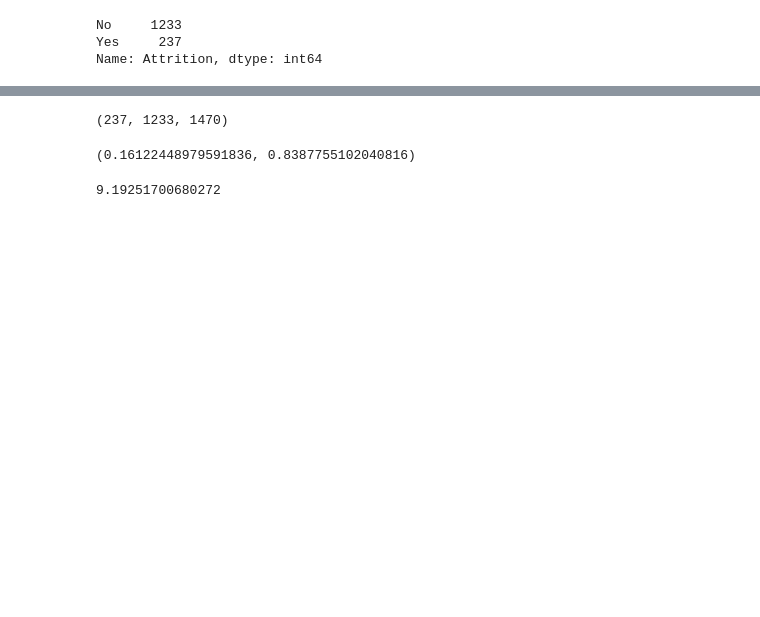
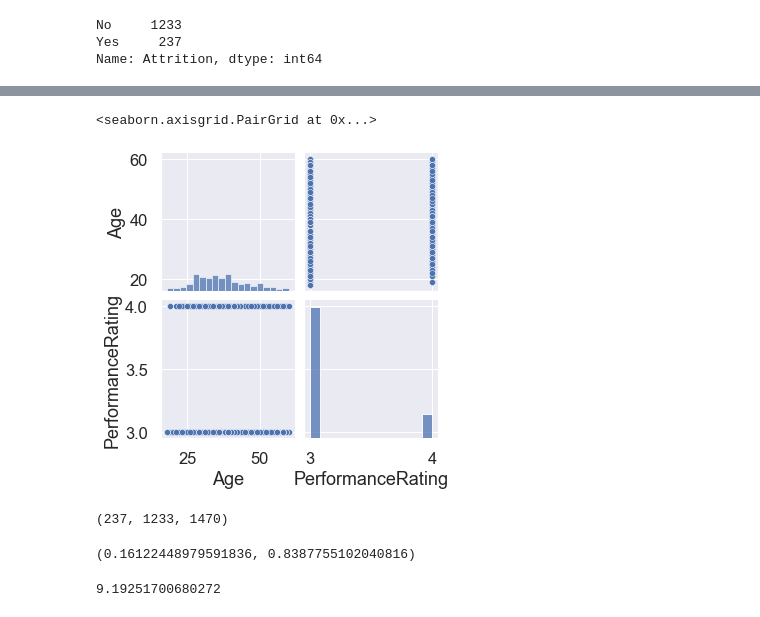
Before and after one commit to JDFDuarte/Attrition-Predictor, a Jupyter notebook: notebooks/template_notebook_Ella.ipynb, the cells around one changed output, grey strips where cells are left out. Cells and saved outputs as stored; diff of their text form; code cells hidden in the pictures; blank space fills up the shorter version.

```diff
--- a/notebooks/template_notebook_Ella.ipynb
+++ b/notebooks/template_notebook_Ella.ipynb
@@ -209,4 +257,9 @@ Index(['Age', 'Attrition', 'DailyRate', 'Department', 'DistanceFromHome',
       dtype='object')
+# %%
+sns.pairplot(df[['Age','PerformanceRating']])
+# %% [output]
+<seaborn.axisgrid.PairGrid at 0x...>
+[figure, added]
 # %%
 resigned=df[df['Attrition']=='Yes']['EmployeeCount'].sum()
 survived=df[df['Attrition']=='No']['EmployeeCount'].sum()
```
Also changed, not shown: parts of 24 cells of this notebook, 1 other file.
